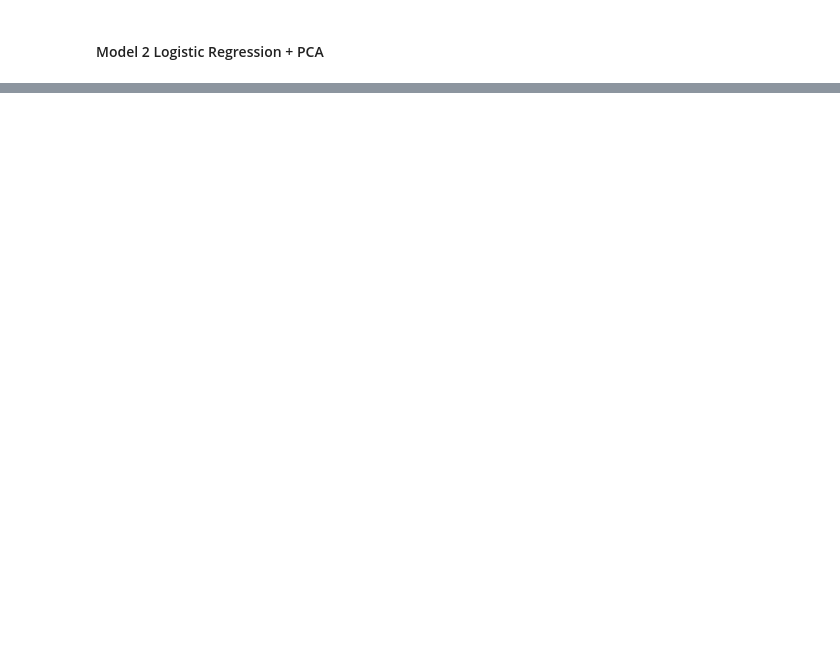
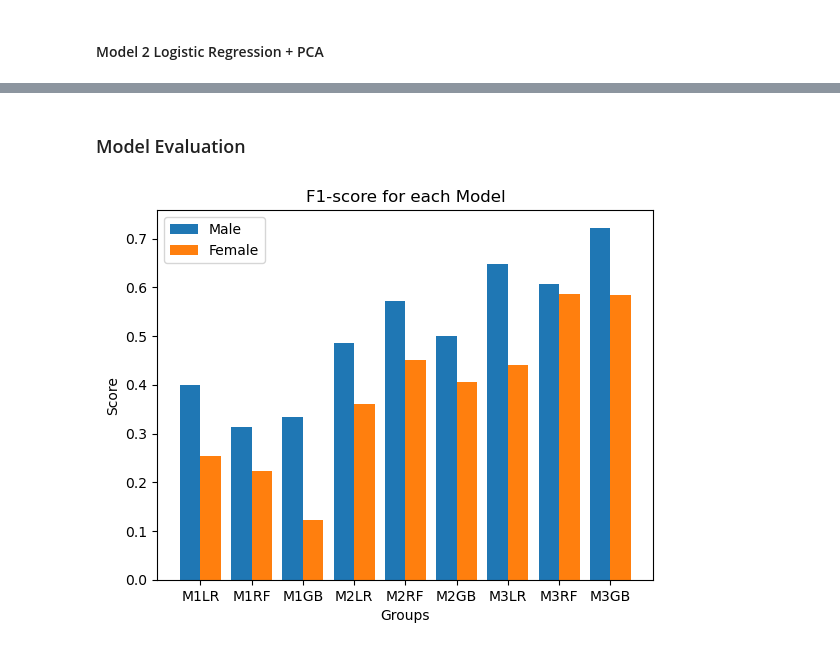
Before and after one commit to rfryrice/data-science, a Jupyter notebook: Project 3 - Detecting Sarcopenia.ipynb, the cells around one changed output, grey strips where cells are left out. Cells and saved outputs as stored; diff of their text form; code cells hidden in the pictures; blank space fills up the shorter version.

```diff
--- a/Project 3 - Detecting Sarcopenia.ipynb
+++ b/Project 3 - Detecting Sarcopenia.ipynb
@@ -680,6 +714,4 @@ Best score is: 0.8528307788551768
 # %%
-from sklearn.ensemble import RandomForestClassifier
-
 parameters = {
     "n_estimators": [25, 50, 100, 250],
     "max_depth": [4,10]
@@ -691,6 +723,7 @@ pipe3 = Pipeline([('preprocessing', preprocessing),
 pipe3.fit(X_train_m, y_train_m)
 grid = pipe3['grid']
 print(f'Best parameters are: {grid.best_params_}')
+scores['Male'].append(("M2RF",score(X_test_m,y_test_m,pipe3)))
 print("\nMale")
 mean_score = grid.cv_results_['mean_test_score']
 std_score = grid.cv_results_['std_test_score']
@@ -702,6 +735,7 @@ print()
 pipe3.fit(X_train_f, y_train_f)
 grid = pipe3['grid']
 print(f'Best parameters are: {grid.best_params_}')
+scores['Female'].append(("M2RF",score(X_test_f,y_test_f,pipe3)))
 print("\nFemale")
 mean_score = grid.cv_results_['mean_test_score']
 std_score = grid.cv_results_['std_test_score']
@@ -731,6 +765,4 @@ Male
 # %%
-from sklearn.ensemble import GradientBoostingClassifier
-
 pipe4 = Pipeline([('preprocessing', preprocessing),
                   ('model', GradientBoostingClassifier(n_estimators=100, validation_fraction=0.2,
                                                        n_iter_no_change=5, tol=0.01, random_state=0))
@@ -738,4 +770,10 @@ pipe4 = Pipeline([('preprocessing', preprocessing),
 pipe4.fit(X_train_m, y_train_m)
 accuracy4 = pipe4.score(X_test_m, y_test_m)*100
 print(f'GB Model Accuracy: {accuracy4}%')
+scores['Male'].append(("M2GB",score(X_test_m,y_test_m,pipe4)))
+
+pipe4.fit(X_train_f, y_train_f)
+accuracy4 = pipe4.score(X_test_f, y_test_f)*100
+print(f'GB Model Accuracy: {accuracy4}%')
+scores['Female'].append(("M2GB",score(X_test_f,y_test_f,pipe4)))
 # %% [output]
@@ -742,0 +844,3 @@ GB Model Accuracy: 81.05263157894737%
+# %%
+X_train_m, X_test_m, y_train_m, y_test_m = train_test_split(Xmale,Ymale, random_state = 6)
+X_train_f, X_test_f, y_train_f, y_test_f = train_test_split(Xfemale,Yfemale, random_state = 4)
@@ -742,0 +958,14 @@ GB Model Accuracy: 81.05263157894737%
+# %%
+pipe4 = Pipeline([('preprocessing', preprocessing),
+                  ('model', GradientBoostingClassifier(n_estimators=100, validation_fraction=0.2,
+                                                       n_iter_no_change=5, tol=0.01, random_state=0))
+                  ])
+pipe4.fit(X_train_m, y_train_m)
+accuracy4 = pipe4.score(X_test_m, y_test_m)*100
+print(f'GB Model Accuracy: {accuracy4}%')
+scores['Male'].append(("M3GB",score(X_test_m,y_test_m,pipe4)))
+
+pipe4.fit(X_train_f, y_train_f)
+accuracy4 = pipe4.score(X_test_f, y_test_f)*100
+print(f'GB Model Accuracy: {accuracy4}%')
+scores['Female'].append(("M3GB",score(X_test_f,y_test_f,pipe4)))
@@ -742,0 +996,19 @@ GB Model Accuracy: 81.05263157894737%
+# %% [markdown]
+### Model Evaluation
+# %%
+m_f1_lbl = [lbl for lbl,val in scores['Male']]
+m_f1_val = [val for lbl,val in scores['Male']]
+f_f1_val = [val for lbl,val in scores['Female']]
+
+X_axis = np.arange(len(m_f1_lbl))
+
+plt.bar(X_axis - 0.2,m_f1_val,0.4,label='Male')
+plt.bar(X_axis + 0.2,f_f1_val,0.4,label='Female')
+plt.xticks(X_axis, m_f1_lbl)
+plt.xlabel("Groups")
+plt.ylabel("Score")
+plt.title("F1-score for each Model")
+plt.legend()
+plt.show()
+# %% [output]
+[figure, added]
```
Also changed, not shown: parts of 42 cells of this notebook, 2 other files.
